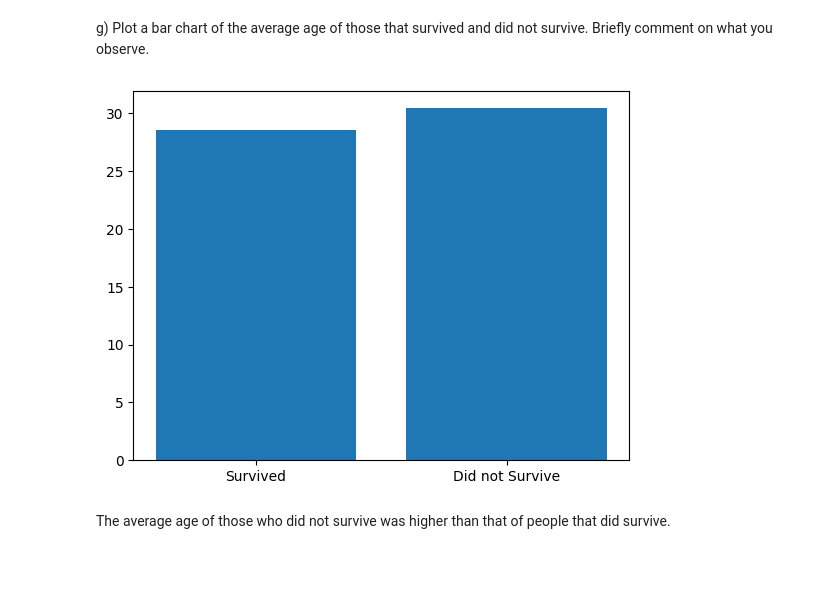
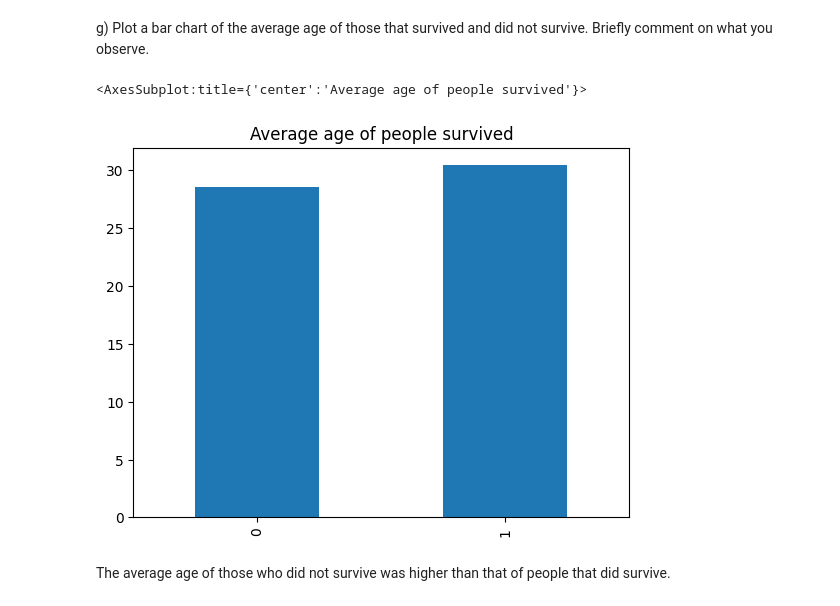
Before and after one commit to kbbtan/Data-Science-Fundamentals, a Jupyter notebook: lecture_02/worksheet_02.ipynb, the cells around one changed output. Cells and saved outputs as stored; diff of their text form; code cells hidden in the pictures; blank space fills up the shorter version.

Commit message:
Updated worksheet to use pandas plot

```diff
--- a/lecture_02/worksheet_02.ipynb
+++ b/lecture_02/worksheet_02.ipynb
@@ -210,10 +208,10 @@ import matplotlib.pyplot as plt
 # %%
 average_age_survived = df[df["Survived"] == 1]["Age"].mean()
 average_age_no_survived = df[df["Survived"] == 0]["Age"].mean()
 
-plt.bar(["Survived", "Did not Survive"], [average_age_survived, average_age_no_survived])
-plt.show()
+pd.Series([average_age_survived, average_age_no_survived]).plot(kind="bar", title="Average age of people survived")
 # %% [output]
+<AxesSubplot:title={'center':'Average age of people survived'}>
-[figure, old version]
+[figure, new version]
 # %% [markdown]
 The average age of those who did not survive was higher than that of people that did survive.
```
Also changed, not shown: parts of 1 cell of this notebook.
